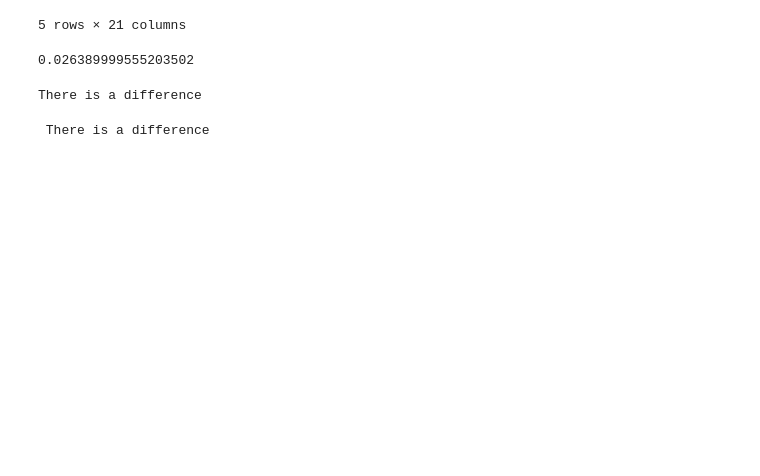
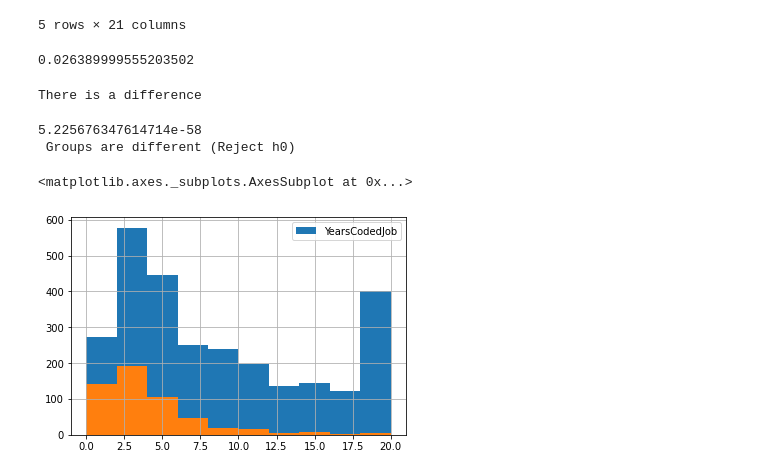
Before and after one commit to mylesm9/Business-Analytics-, a Jupyter notebook: Intermediary_Statistics.ipynb, the cells around one changed output. Cells and saved outputs as stored; diff of their text form; code cells hidden in the pictures; blank space fills up the shorter version.

```diff
--- a/Intermediary_Statistics.ipynb
+++ b/Intermediary_Statistics.ipynb
@@ -211,14 +211,17 @@ There is a difference
 # %%
 # Create the subsets
 # %%
-expeiance_india = data.loc [data.Country == 'India'].YearsCodedJob
-experiance_usa = data.loc [data.Country == 'United States']. YearsCodedJob
+in_experiance = data.loc [data.Country == 'India'].YearsCodedJob
+us_experiance = data.loc [data.Country == 'United States']. YearsCodedJob
 # %%
 # The T Test
-# %%
-if p > 0.05:
-  print('Both countries have simialr experiance levels ')
-else:
-  print (' There is a difference ')
-# %% [output]
- There is a difference
+# %%
+stat, p = st.ttest_ind (a=in_experiance, b= us_experiance)
+print(p)
+if p > 0.05:
+  print('Groups are similar (fail to reject H0)')
+else:
+  print (' Groups are different (Reject h0) ')
+# %% [output]
+5.225676347614714e-58
+ Groups are different (Reject h0)
@@ -224,0 +230,6 @@ else:
+# %%
+us_experiance.hist (legend= True)
+in_experiance.hist ()
+# %% [output]
+<matplotlib.axes._subplots.AxesSubplot at 0x...>
+[figure, added]
```
Also changed, not shown: parts of 1 cell of this notebook.
